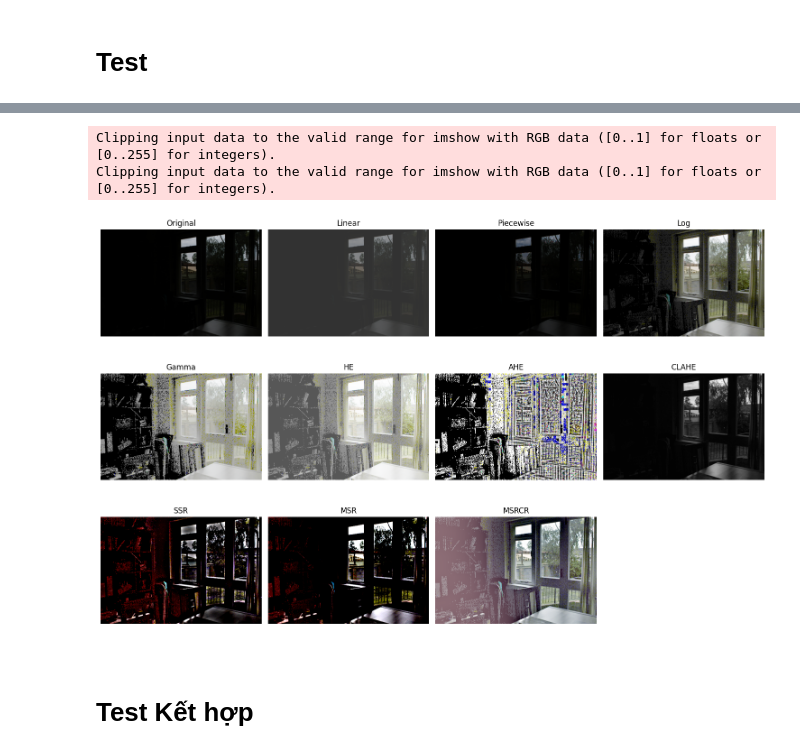
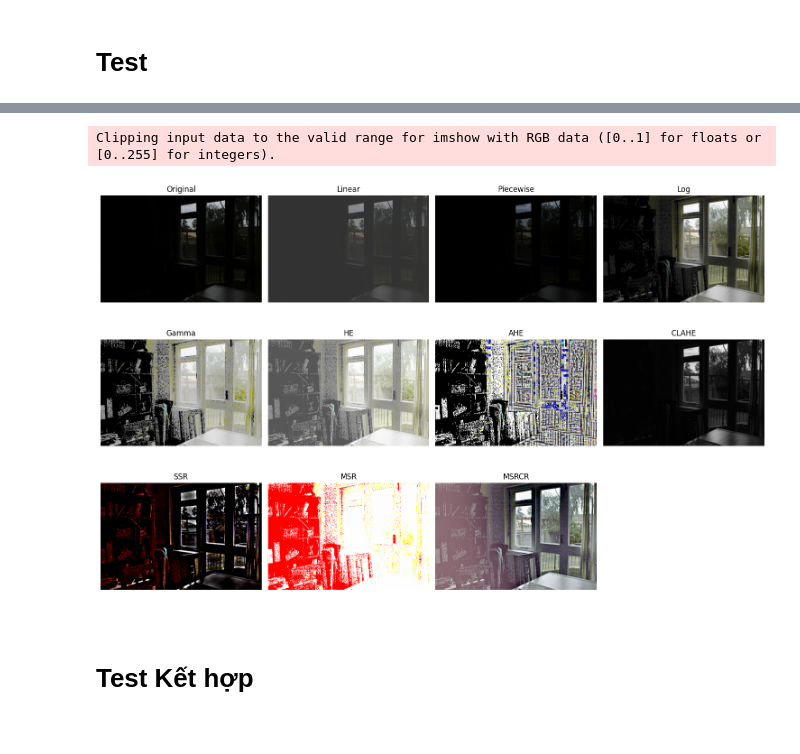
Before and after one commit to minh7302/cv, a Jupyter notebook: code.ipynb, the cells around one changed output, grey strips where cells are left out. Cells and saved outputs as stored; diff of their text form; code cells hidden in the pictures.

Commit message:
add images

```diff
--- a/code.ipynb
+++ b/code.ipynb
@@ -252,7 +209,0 @@ for filename in os.listdir(input_folder):
-# %%
-img = cv2.cvtColor(cv2.imread(file_path), cv2.COLOR_BGR2RGB)
-transformed_img = linear_gray_level_transformation(img, alpha=0.5, beta=50)
-
-# Lưu ảnh đã biến đổi vào thư mục đích
-output_file_path = os.path.join(output_folder_path, file_name + '.JPG')
-cv2.imwrite(output_file_path, cv2.cvtColor(transformed_img, cv2.COLOR_BGR2RGB))
@@ -282,25 +210,24 @@ True
 # %%
 # List of images and titles
-images = [test_img, linear, piece, log, gamma, he, ahe, clahe, ssr, msr, msrcr]
+images = [img, linear, piece, log, gamma, he, ahe, clahe, ssr, msr, msrcr]
 titles = ["Original", "Linear", "Piecewise", "Log", "Gamma", "HE", "AHE", "CLAHE", "SSR", "MSR", "MSRCR"]
 
 # Create subplots
 rows = 3
 cols = 4
 fig, axes = plt.subplots(rows, cols, figsize=(15, 10))
 
 for i, ax in enumerate(axes.flat):
     if i < len(images):
         ax.imshow(images[i], cmap='gray')
         ax.set_title(titles[i])
     ax.axis('off')
 
 # Adjust subplot parameters for better layout
 plt.tight_layout()
 plt.show()
 # %% [output]
 Clipping input data to the valid range for imshow with RGB data ([0..1] for floats or [0..255] for integers).
-Clipping input data to the valid range for imshow with RGB data ([0..1] for floats or [0..255] for integers).
-[figure, old version]
+[figure, new version]
 # %% [markdown]
 # Test Kết hợp
```
Also changed, not shown: parts of 10 cells of this notebook, 8 other files.
